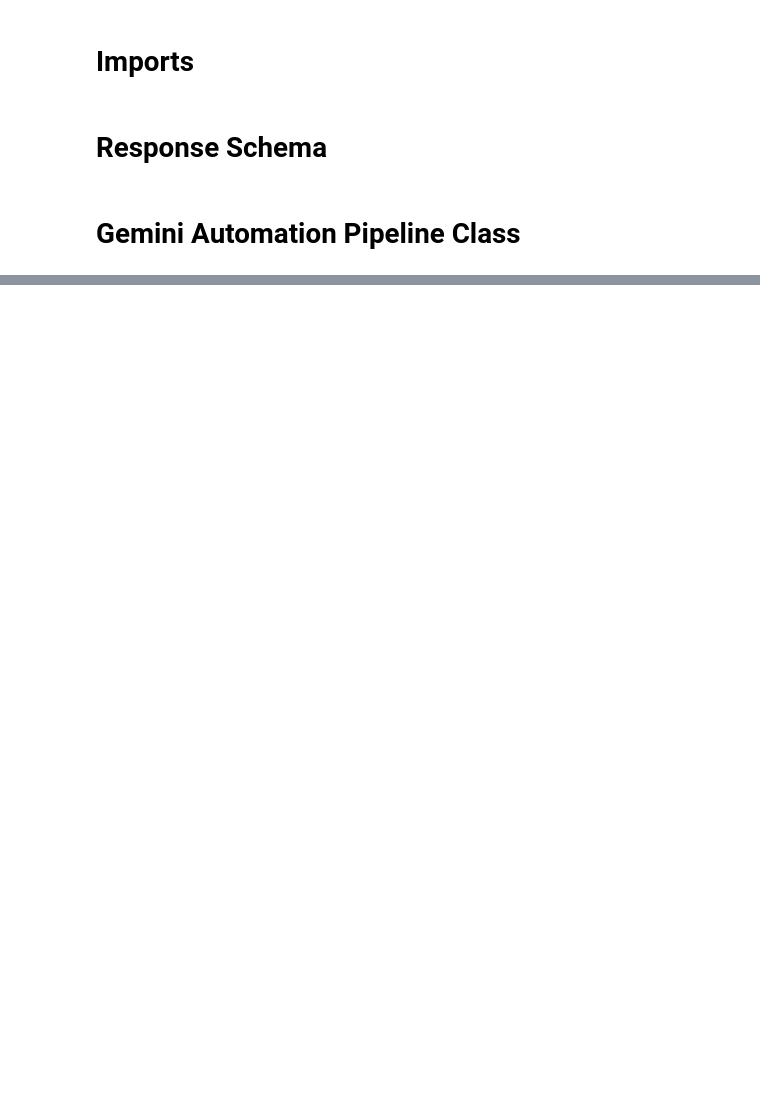
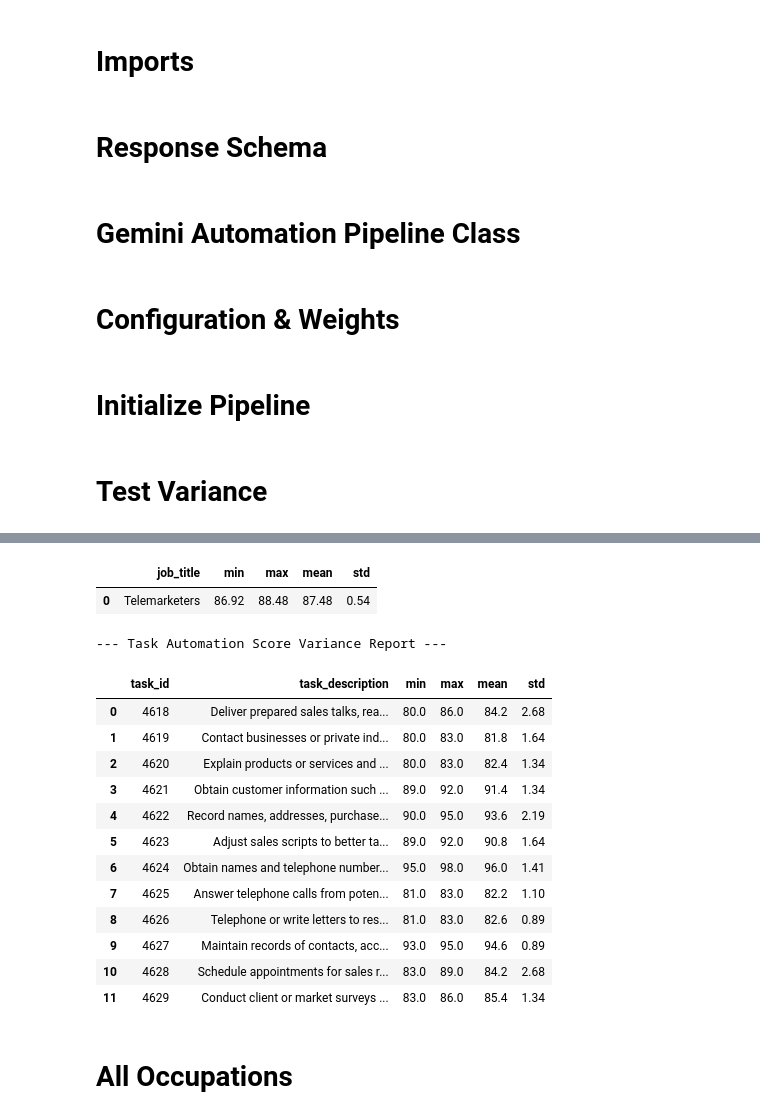
Before and after one commit to mjoslin-ai/magnimind_llm_job_displacement_analysis, a Jupyter notebook: notebooks/llm_analysis.ipynb, the cells around one changed output, grey strips where cells are left out. Drawn from its saved outputs; the diff is of its cells as text; code cells hidden in the pictures; blank space fills up the shorter version.

```diff
--- a/notebooks/llm_analysis.ipynb
+++ b/notebooks/llm_analysis.ipynb
@@ -126 +172,3 @@ class AutomationAssessmentPipeline:
         return results
+# %% [markdown]
+# Configuration & Weights
@@ -126,0 +192,57 @@ class AutomationAssessmentPipeline:
+# %% [markdown]
+# Initialize Pipeline
+# %%
+pipeline = AutomationAssessmentPipeline(
+    api_key=API_KEY,
+    data_path=DATA_PATH
+)
+# %% [markdown]
+# Test Variance
+# %%
+target_job = "Telemarketers"
+pipeline.job_data = [job for job in pipeline.job_data if job.get("job_title") == target_job]
+
+if not pipeline.job_data:
+    print(f"Occupation '{target_job}' not found in dataset.")
+else:
+    iterations = 5
+    all_results = []
+
+    # Run the evaluation multiple times
+    for i in range(iterations):
+        print(f"Running iteration {i+1}/{iterations}...")
+
+        # Await the pipeline evaluation
+        run_assessments = await pipeline.process_all_occupations(dimension_weights)
+
+        if run_assessments:
+            # Capture task-level data alongside the occupation score
+            for task_result in run_assessments:
+                all_results.append({
+                    "iteration": i + 1,
+                    "job_title": target_job,
+                    "task_id": task_result["task_id"],
+                    "task_description": task_result["task_description"],
+                    "task_automation_score": task_result["task_automation_score"],
+                    "occ_automation_score": task_result["occ_automation_score"]
+                })
+
+    # Consolidate into a DataFrame to analyze score stability
+    df_variance = pd.DataFrame(all_results)
+
+    # Group by job to view min, max, mean, standard deviation, and variance across iterations
+    occ_constancy_report = df_variance.groupby("job_title")["occ_automation_score"].agg(
+        ['min', 'max', 'mean', 'std']
+    ).round(2).reset_index()
+
+    # Group by task ID and description to view task-level variance
+    task_constancy_report = df_variance.groupby(["task_id", "task_description"])["task_automation_score"].agg(
+        ['min', 'max', 'mean', 'std']
+    ).round(2).reset_index()
+
+    print("\n--- Occupation Automation Score Variance Report ---")
+    display(occ_constancy_report)
+
+    print("\n--- Task Automation Score Variance Report ---")
+    display(task_constancy_report)
+# %% [output]
@@ -126,0 +266,18 @@ class AutomationAssessmentPipeline:
+|  | job_title | min | max | mean | std |
+| 0 | Telemarketers | 86.92 | 88.48 | 87.48 | 0.54 |
+--- Task Automation Score Variance Report ---
+|  | task_id | task_description | min | max | mean | std |
+| 0 | 4618 | Deliver prepared sales talks, rea... | 80.0 | 86.0 | 84.2 | 2.68 |
+| 1 | 4619 | Contact businesses or private ind... | 80.0 | 83.0 | 81.8 | 1.64 |
+| 2 | 4620 | Explain products or services and ... | 80.0 | 83.0 | 82.4 | 1.34 |
+| 3 | 4621 | Obtain customer information such ... | 89.0 | 92.0 | 91.4 | 1.34 |
+| 4 | 4622 | Record names, addresses, purchase... | 90.0 | 95.0 | 93.6 | 2.19 |
+| 5 | 4623 | Adjust sales scripts to better ta... | 89.0 | 92.0 | 90.8 | 1.64 |
+| 6 | 4624 | Obtain names and telephone number... | 95.0 | 98.0 | 96.0 | 1.41 |
+| 7 | 4625 | Answer telephone calls from poten... | 81.0 | 83.0 | 82.2 | 1.10 |
+| 8 | 4626 | Telephone or write letters to res... | 81.0 | 83.0 | 82.6 | 0.89 |
+| 9 | 4627 | Maintain records of contacts, acc... | 93.0 | 95.0 | 94.6 | 0.89 |
+| 10 | 4628 | Schedule appointments for sales r... | 83.0 | 89.0 | 84.2 | 2.68 |
+| 11 | 4629 | Conduct client or market surveys ... | 83.0 | 86.0 | 85.4 | 1.34 |
+# %% [markdown]
+# All Occupations
```
Also changed, not shown: parts of 11 cells of this notebook, 3 other files.
